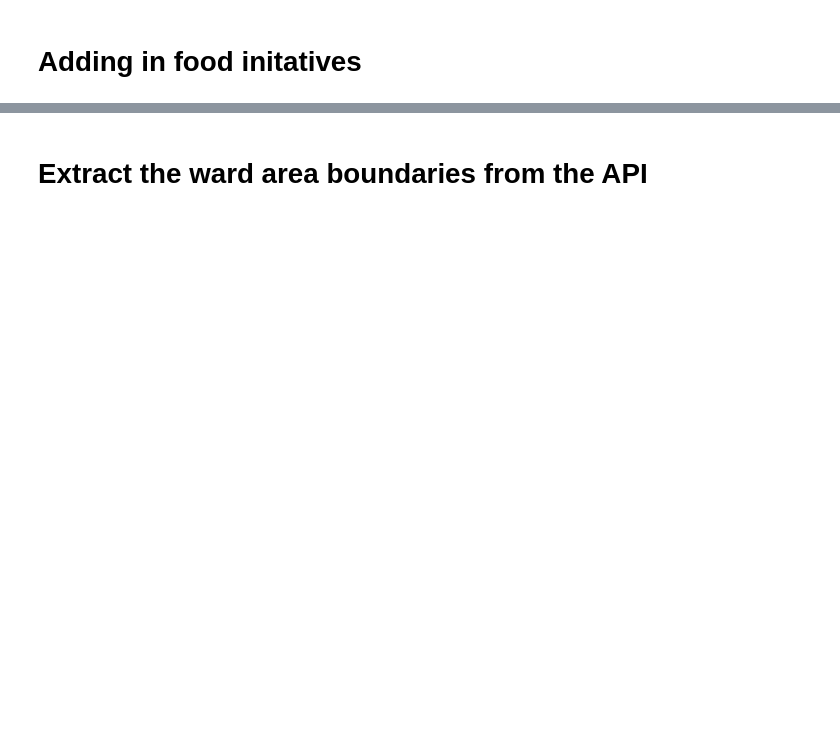
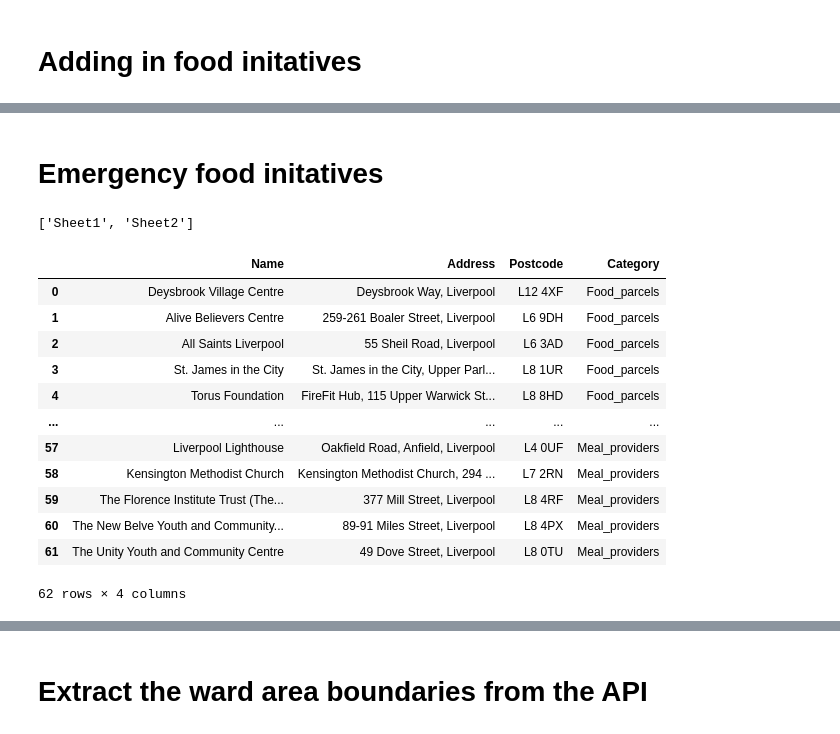
Before and after one commit to johnardavies/City_map, a Jupyter notebook: map_data_processing/Liverpool_map.ipynb, the cells around one changed output, grey strips where cells are left out. Cells and saved outputs as stored; diff of their text form; code cells hidden in the pictures; blank space fills up the shorter version.

```diff
--- a/map_data_processing/Liverpool_map.ipynb
+++ b/map_data_processing/Liverpool_map.ipynb
@@ -369,3 +487,11 @@ Affordable_food_outlets.plot()
 # %%
 # Write out the food initatives location as a geojson for use in the mapbox map
 Affordable_food_outlets.to_file("Data/Out/Affordable_food_iniatives.geojson", driver='GeoJSON')
+# %% [markdown]
+# Emergency food initatives
+# %%
+Emergency_food_sheet = pd.ExcelFile('Data/emergency_food_providers.xlsx')
+# %%
+Emergency_food_sheet.sheet_names
+# %% [output]
+['Sheet1', 'Sheet2']
@@ -371,0 +515,16 @@ Affordable_food_outlets.to_file("Data/Out/Affordable_food_iniatives.geojson", dr
+# %%
+Emergency_food_suppliers
+# %% [output]
+|  | Name | Address | Postcode | Category |
+| 0 | Deysbrook Village Centre | Deysbrook Way, Liverpool | L12 4XF | Food_parcels |
+| 1 | Alive Believers Centre | 259-261 Boaler Street, Liverpool | L6 9DH | Food_parcels |
+| 2 | All Saints Liverpool | 55 Sheil Road, Liverpool | L6 3AD | Food_parcels |
+| 3 | St. James in the City | St. James in the City, Upper Parl... | L8 1UR | Food_parcels |
+| 4 | Torus Foundation | FireFit Hub, 115 Upper Warwick St... | L8 8HD | Food_parcels |
+| ... | ... | ... | ... | ... |
+| 57 | Liverpool Lighthouse | Oakfield Road, Anfield, Liverpool | L4 0UF | Meal_providers |
+| 58 | Kensington Methodist Church | Kensington Methodist Church, 294 ... | L7 2RN | Meal_providers |
+| 59 | The Florence Institute Trust (The... | 377 Mill Street, Liverpool | L8 4RF | Meal_providers |
+| 60 | The New Belve Youth and Community... | 89-91 Miles Street, Liverpool | L8 4PX | Meal_providers |
+| 61 | The Unity Youth and Community Centre | 49 Dove Street, Liverpool | L8 0TU | Meal_providers |
+62 rows × 4 columns
```
Also changed, not shown: parts of 31 cells of this notebook, 3 other files.
